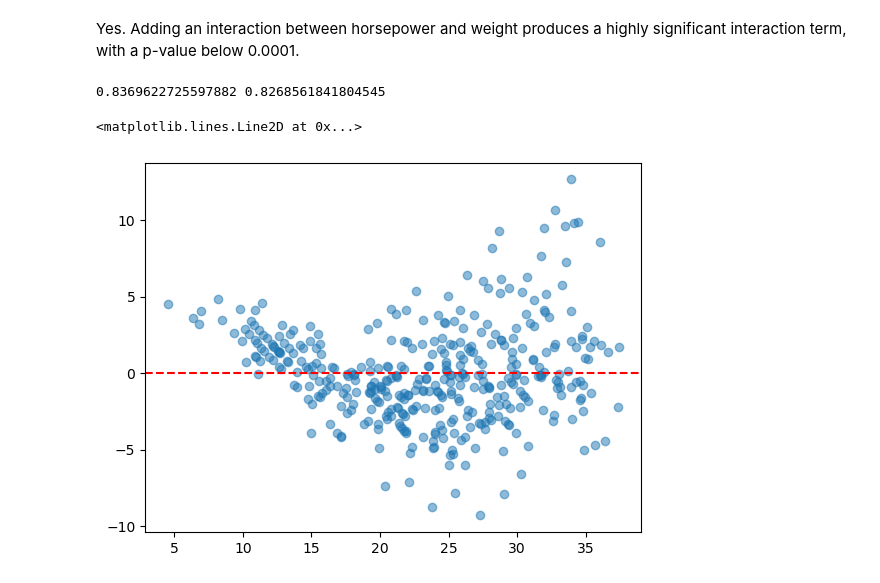
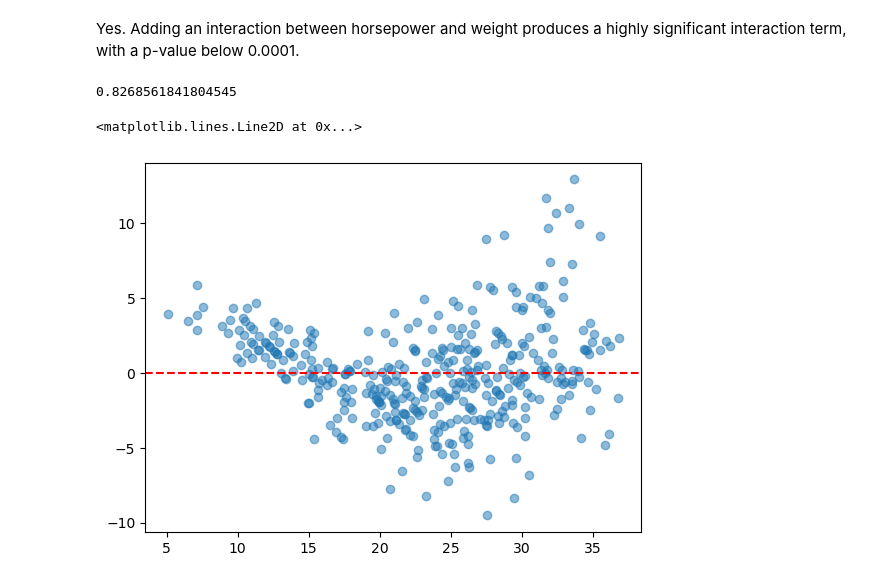
Before and after one commit to fatima-zahra20/ISLP-Solutions, a Jupyter notebook: MySolutionISLP_02.ipynb, the cells around one changed output. Cells and saved outputs as stored; diff of their text form; code cells hidden in the pictures.

```diff
--- a/MySolutionISLP_02.ipynb
+++ b/MySolutionISLP_02.ipynb
@@ -456,23 +456,16 @@ Yes. Adding an interaction between horsepower and weight produces a highly signi
 import numpy as np
 
 base = auto.drop(columns=['name','mpg','hp2','ones'], errors='ignore')
-
-# log
-X_log = base.copy()
-X_log['horsepower'] = np.log(auto['horsepower'])
-m_log = sm.OLS(y, sm.add_constant(X_log)).fit()
-
-# square root
 X_sqrt = base.copy()
 X_sqrt['horsepower'] = np.sqrt(auto['horsepower'])
 m_sqrt = sm.OLS(y, sm.add_constant(X_sqrt)).fit()
 
-print(m_log.rsquared, m_sqrt.rsquared)
+print(m_sqrt.rsquared)
 # %% [output]
-0.8369622725597882 0.8268561841804545
+0.8268561841804545
 # %%
-plt.scatter(m_log.fittedvalues, m_log.resid, alpha=0.5)
+plt.scatter(m_sqrt.fittedvalues, m_sqrt.resid, alpha=0.5)
 plt.axhline(0, color='r', ls='--')
 # %% [output]
 <matplotlib.lines.Line2D at 0x...>
-[figure, old version]
+[figure, new version]
```
